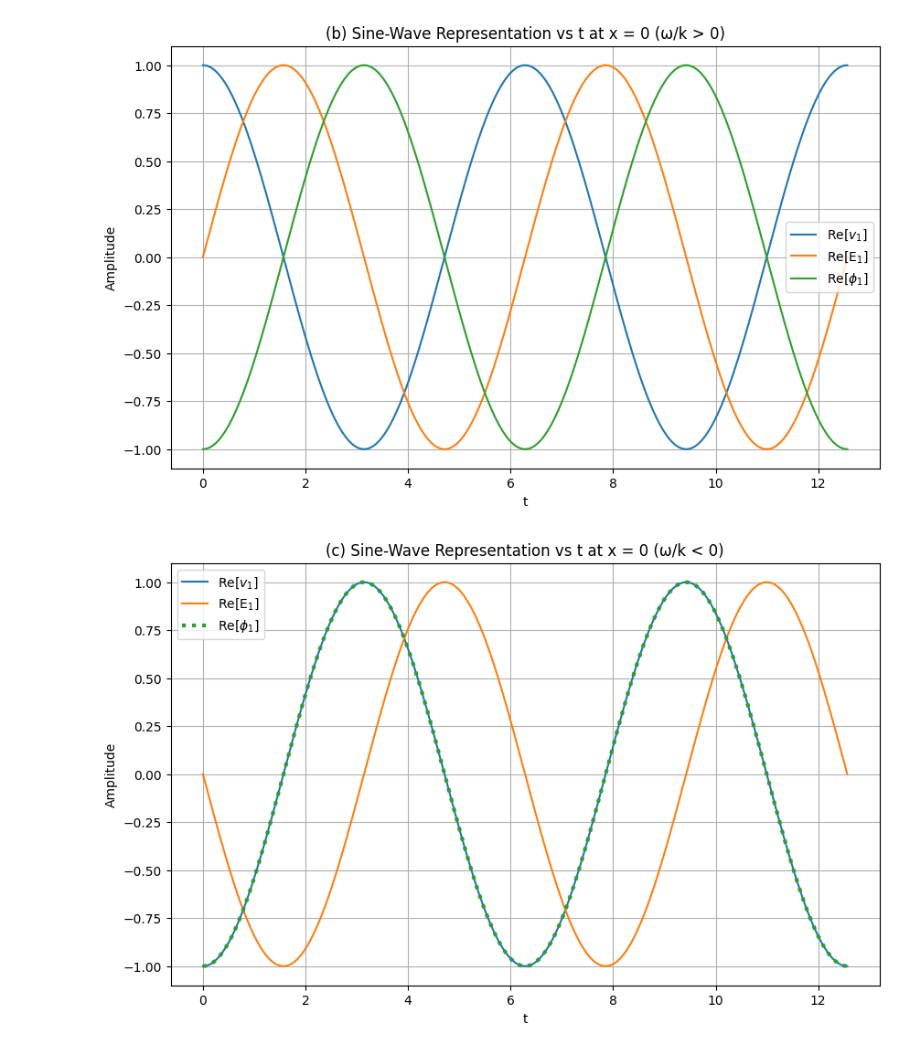
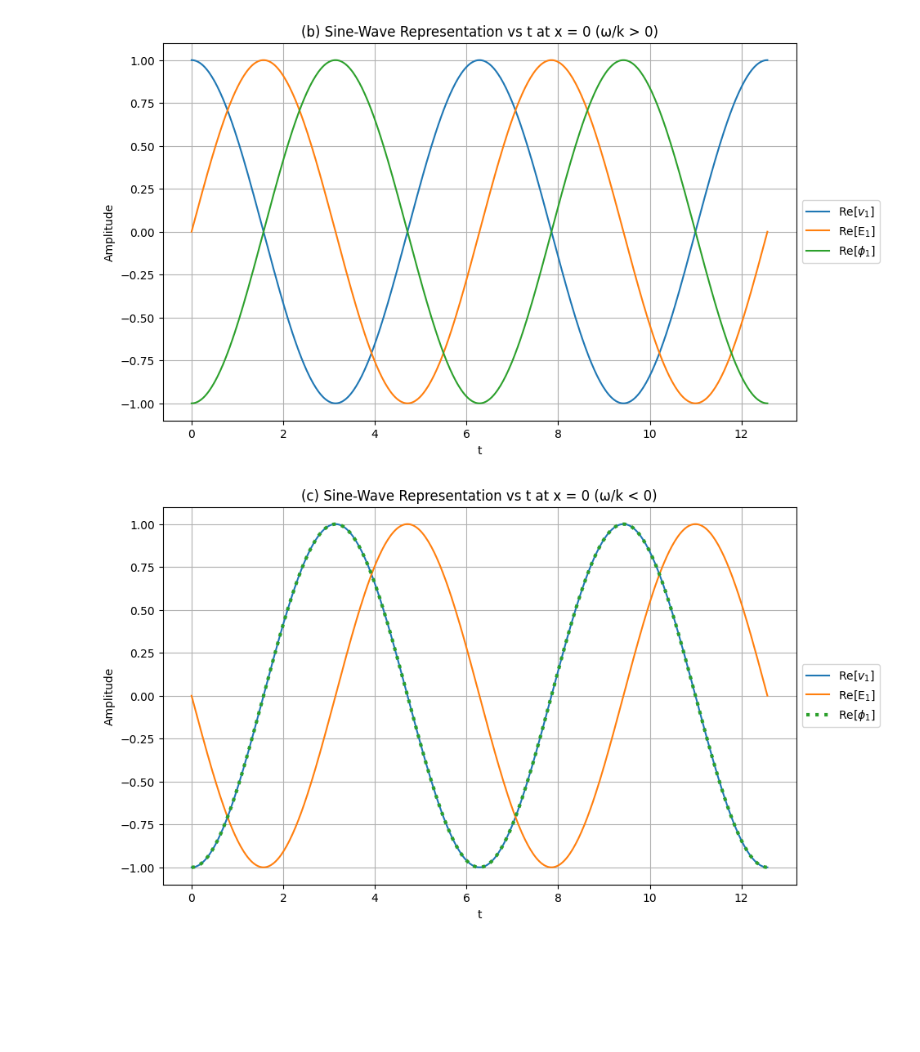
Before and after one commit to lunarswirls/coursework, a Jupyter notebook: chen_4-3.ipynb, the cells around one changed output. Drawn from its saved outputs; the diff is of its cells as text; code cells hidden in the pictures; blank space fills up the shorter version.

```diff
--- a/chen_4-3.ipynb
+++ b/chen_4-3.ipynb
@@ -57,27 +57,27 @@ plt.show()
 # %%
 # --- (b) Sine-wave representation vs t at x = 0, omega/k > 0 ---
 
 t_vals_pos = np.linspace(0, 4*np.pi/omega_pos, 400)
 x0 = 0
 
 n1_real_t_pos = np.real(n1(x0, t_vals_pos, omega_pos))
 v1_real_t_pos = np.real(v1(x0, t_vals_pos, omega_pos))
 E1_real_t_pos = np.real(E1(x0, t_vals_pos, omega_pos))
 phi_real_t_pos = np.real(phi_i(x0, t_vals_pos, omega_pos))
 
 plt.figure(figsize=(10,6))
 # plt.plot(t_vals_pos, n1_real_t_pos, label="Re[n1]")
 plt.plot(t_vals_pos, v1_real_t_pos, label=r'$\text{Re[}v_1\text{]}$')
 plt.plot(t_vals_pos, E1_real_t_pos, label=r'$\text{Re[E}_1\text{]}$')
 plt.plot(t_vals_pos, phi_real_t_pos, label=r'$\text{Re[}\phi_1\text{]}$')
 plt.title("(b) Sine-Wave Representation vs t at x = 0 (ω/k > 0)")
 plt.xlabel("t")
 plt.ylabel("Amplitude")
-plt.legend()
+plt.legend(loc='center left', bbox_to_anchor=(1, 0.5))
 plt.grid()
 plt.show()
 # %% [output]
-[figure, old version]
+[figure, new version]
 # %%
 # --- (c) Sine-wave representation vs t at x = 0, omega/k < 0 ---
 
@@ -96,11 +96,11 @@ plt.plot(t_vals_neg, phi_real_t_neg, ':', linewidth=3, label=r'$\text{Re[}\phi_1
 plt.title("(c) Sine-Wave Representation vs t at x = 0 (ω/k < 0)")
 plt.xlabel("t")
 plt.ylabel("Amplitude")
-plt.legend()
+plt.legend(loc='center left', bbox_to_anchor=(1, 0.5))
 plt.grid()
 plt.show()
 # %% [output]
-[figure, old version]
+[figure, new version]
 # %%
 # --- (a) Phase vs x at t = 0 ---
 x_vals = np.linspace(0, 4*np.pi/k, 400)
```
Also changed, not shown: parts of 4 cells of this notebook.
